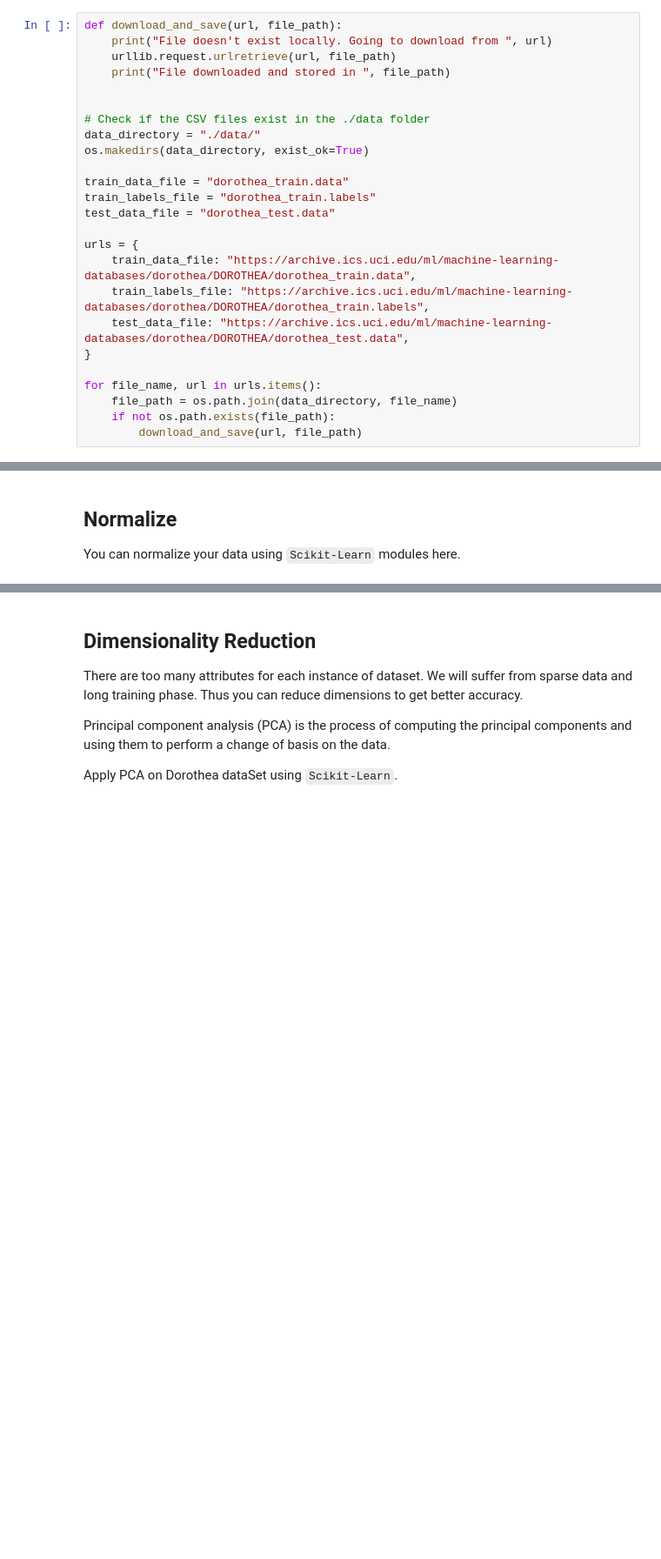
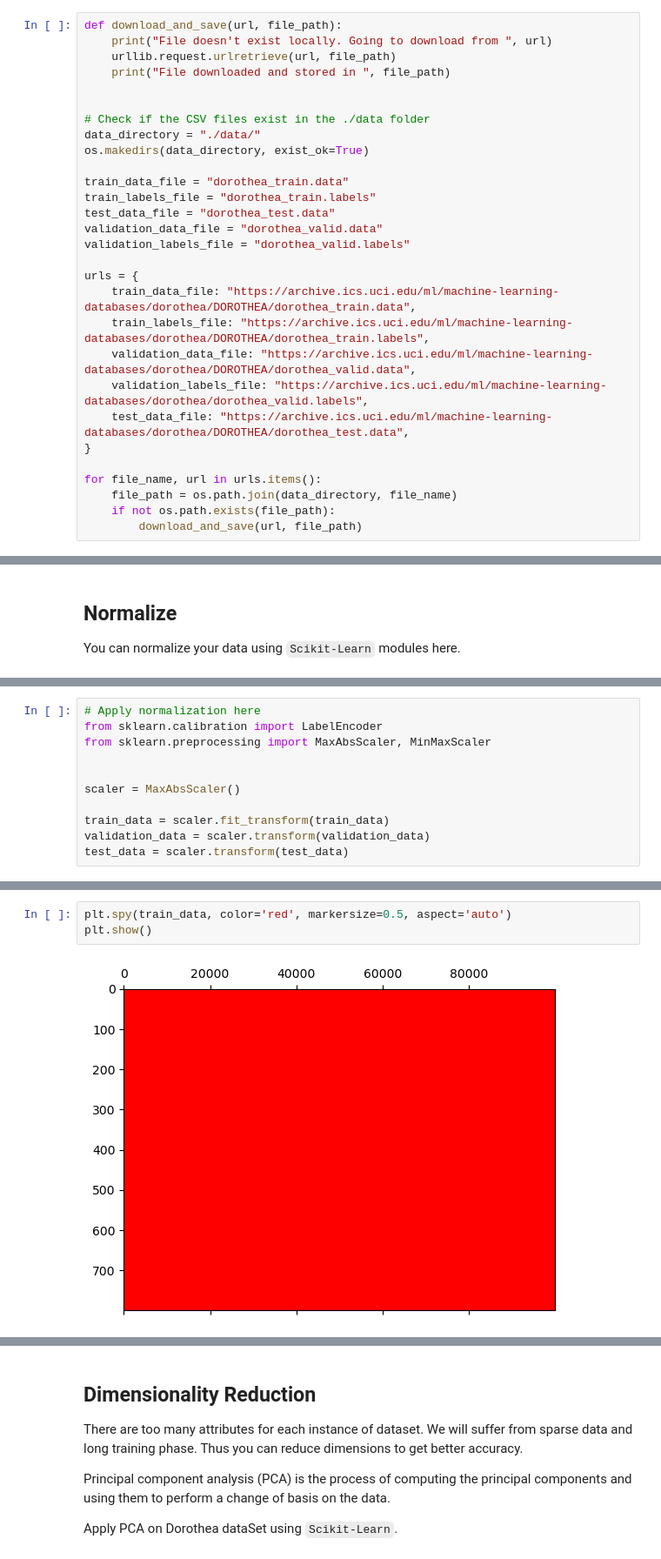
Before and after one commit to jrazi/machine-learning-bioinformatics-assignments-spring-2023, a Jupyter notebook: A3/HW3_MLforBio_Practical/HW3_MLforBio_MLP.ipynb, the cells around one changed output, grey strips where cells are left out. Shown: that part at 87% size. Saved outputs shown, nothing was run; the diff lists cells and outputs as text; blank space fills up the shorter version.

```diff
--- a/A3/HW3_MLforBio_Practical/HW3_MLforBio_MLP.ipynb
+++ b/A3/HW3_MLforBio_Practical/HW3_MLforBio_MLP.ipynb
@@ -63,10 +64,14 @@ os.makedirs(data_directory, exist_ok=True)
 train_data_file = "dorothea_train.data"
 train_labels_file = "dorothea_train.labels"
 test_data_file = "dorothea_test.data"
+validation_data_file = "dorothea_valid.data"
+validation_labels_file = "dorothea_valid.labels"
 
 urls = {
     train_data_file: "https://archive.ics.uci.edu/ml/machine-learning-databases/dorothea/DOROTHEA/dorothea_train.data",
     train_labels_file: "https://archive.ics.uci.edu/ml/machine-learning-databases/dorothea/DOROTHEA/dorothea_train.labels",
+    validation_data_file: "https://archive.ics.uci.edu/ml/machine-learning-databases/dorothea/DOROTHEA/dorothea_valid.data",
+    validation_labels_file: "https://archive.ics.uci.edu/ml/machine-learning-databases/dorothea/dorothea_valid.labels",
     test_data_file: "https://archive.ics.uci.edu/ml/machine-learning-databases/dorothea/DOROTHEA/dorothea_test.data",
 }
 
@@ -111,0 +121,11 @@ You can normalize your data using <code>Scikit-Learn</code> modules here.
+# %%
+# Apply normalization here
+from sklearn.calibration import LabelEncoder
+from sklearn.preprocessing import MaxAbsScaler, MinMaxScaler
+
+
+scaler = MaxAbsScaler()
+
+train_data = scaler.fit_transform(train_data)
+validation_data = scaler.transform(validation_data)
+test_data = scaler.transform(test_data)
@@ -111,0 +152,5 @@ You can normalize your data using <code>Scikit-Learn</code> modules here.
+# %%
+plt.spy(train_data, color='red', markersize=0.5, aspect='auto')
+plt.show()
+# %% [output]
+[figure, added]
```
Also changed, not shown: parts of 20 cells of this notebook, 2 other files.
